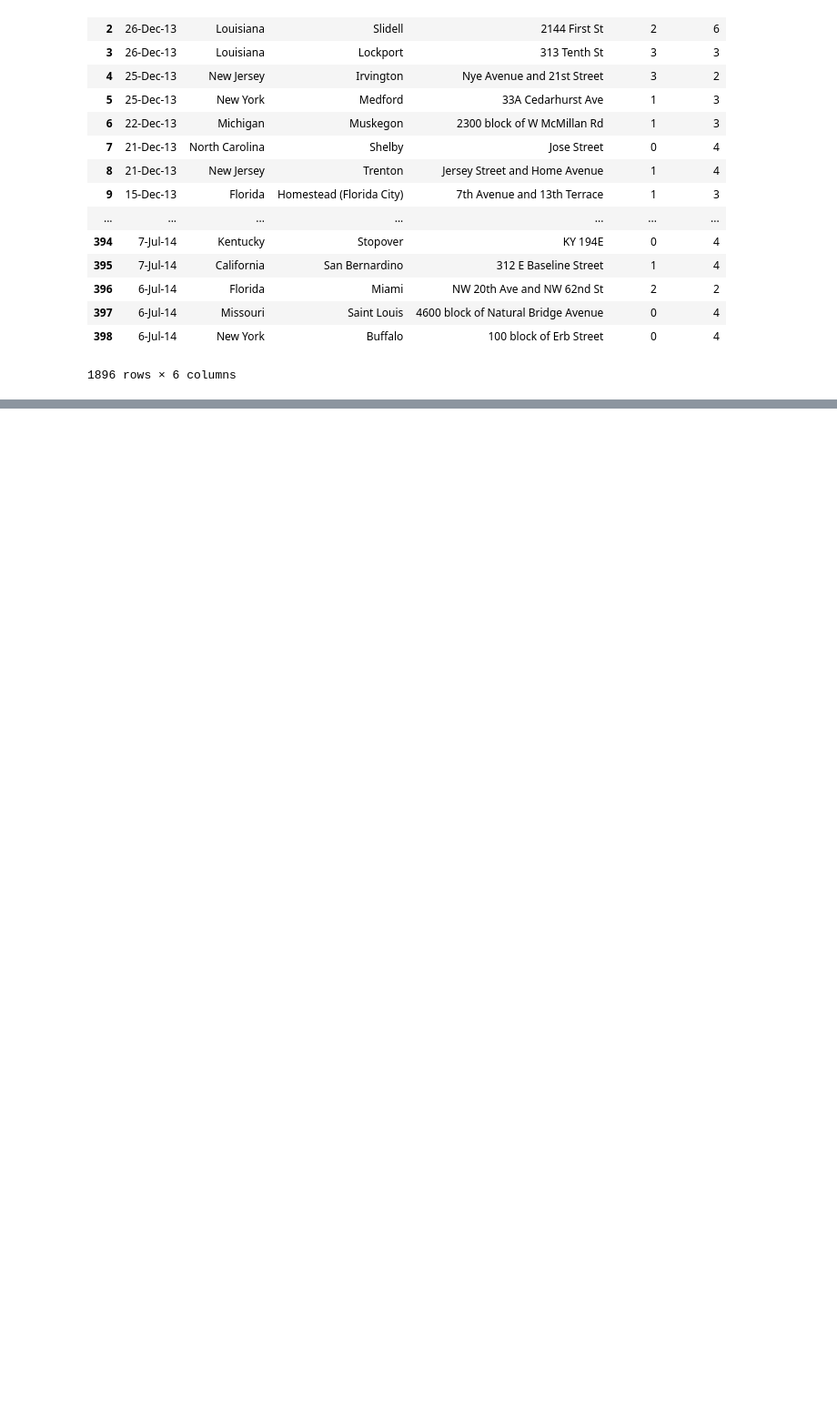
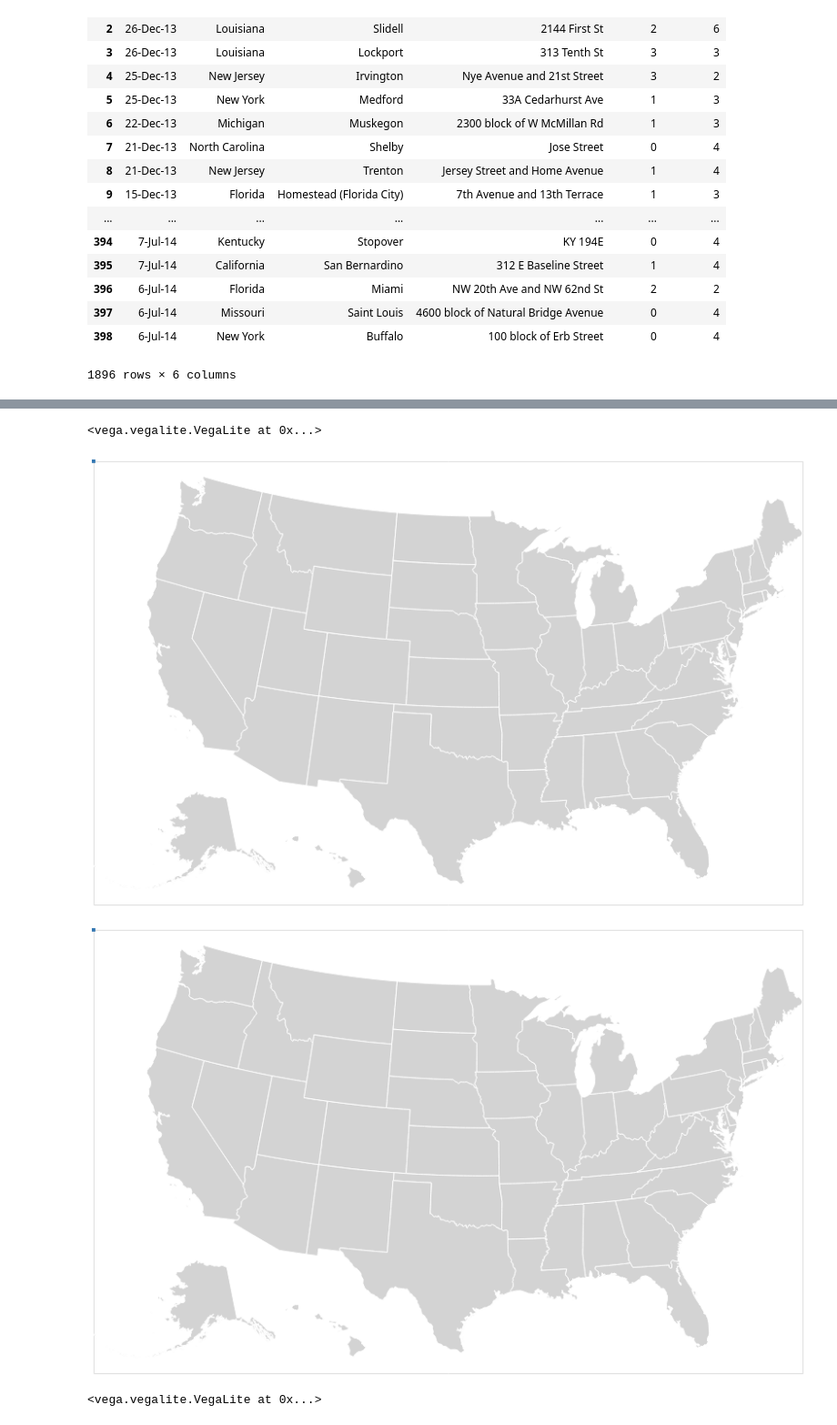
Before and after one commit to dekuwin24/Data-Visualization, a Jupyter notebook: Untitled.ipynb, the cells around one changed output, grey strips where cells are left out. Shown at 91% size. Saved outputs shown, nothing was run; the diff lists cells and outputs as text; code cells hidden in the pictures; blank space fills up the shorter version.

```diff
--- a/Untitled.ipynb
+++ b/Untitled.ipynb
@@ -106,0 +155,76 @@ alt.Chart.from_json(lab7_json)
+# %%
+# counties = alt.topo_feature('https://d3js.org/us-10m.v1.json', 'counties')
+# states = alt.topo_feature('https://d3js.org/us-10m.v1.json', feature='states')
+# capitals = 'https://raw.githubusercontent.com/dekuwin24/Data-Visualization/master/Dataset/massShooting2013-2018.csv'
+
+states = alt.topo_feature('https://raw.githubusercontent.com/d3/d3-geo/master/test/data/us-10m.json', feature='states')
+# airports = 'https://raw.githubusercontent.com/dekuwin24/Data-Visualization/master/Dataset/massShooting2013-2018.csv'
+airports =t
+
+
+background = alt.Chart(states).mark_geoshape(
+    fill='lightgray',
+    stroke='white',
+    ).properties(
+    width=800,
+    height=500
+    ).project('albersUsa')
+
+points = alt.Chart(airports).mark_circle().encode(
+    longitude='killed:Q',
+    latitude='Injured:Q',
+    size=alt.value(15),
+    color=alt.value('#3377B3'),
+    tooltip=['iata:N','name:N','state:N','killed:Q','Injured:Q'],
+    )
+
+chart = (background + points)
+# chart.save('airports.html')
+chart
+# %% [output]
+<vega.vegalite.VegaLite at 0x...>
+[figure, added]
+[figure, added]
+# %%
+# counties = alt.topo_feature('https://d3js.org/us-10m.v1.json', 'counties')
+# states = alt.topo_feature('https://d3js.org/us-10m.v1.json', feature='states')
+# capitals = 'https://raw.githubusercontent.com/dekuwin24/Data-Visualization/master/Dataset/massShooting2013-2018.csv'
+
+states = alt.topo_feature('https://raw.githubusercontent.com/d3/d3-geo/master/test/data/us-10m.json', feature='states')
+airports = t
+
+
+# background = alt.Chart(states).mark_geoshape(
+#     fill='lightgray',
+#     stroke='white',
+#     ).properties(
+#     width=800,
+#     height=500
+#     ).project('albersUsa')
+
+# points = alt.Chart(airports).mark_circle().encode(
+#     longitude='longitude:Q',
+#     latitude='latitude:Q',
+#     size=alt.value(15),
+#     color=alt.value('#3377B3'),
+#     tooltip=['iata:N','name:N','city:N','state:N','latitude:Q','longitude:Q'],
+#     )
+
+
+
+alt.Chart(states).mark_geoshape().encode(
+    color='# killed:Q'
+).transform_lookup(
+    lookup='State',
+    from_=alt.LookupData(airports, 'State', ['killed'])
+).project(
+    type='albersUsa'
+).properties(
+    width=500,
+    height=300
+)
+# chart = (background + points)
+# chart.save('airports.html')
+# chart
+# %% [output]
+<vega.vegalite.VegaLite at 0x...>
```
Also changed, not shown: parts of 21 cells of this notebook, 5 other files.
